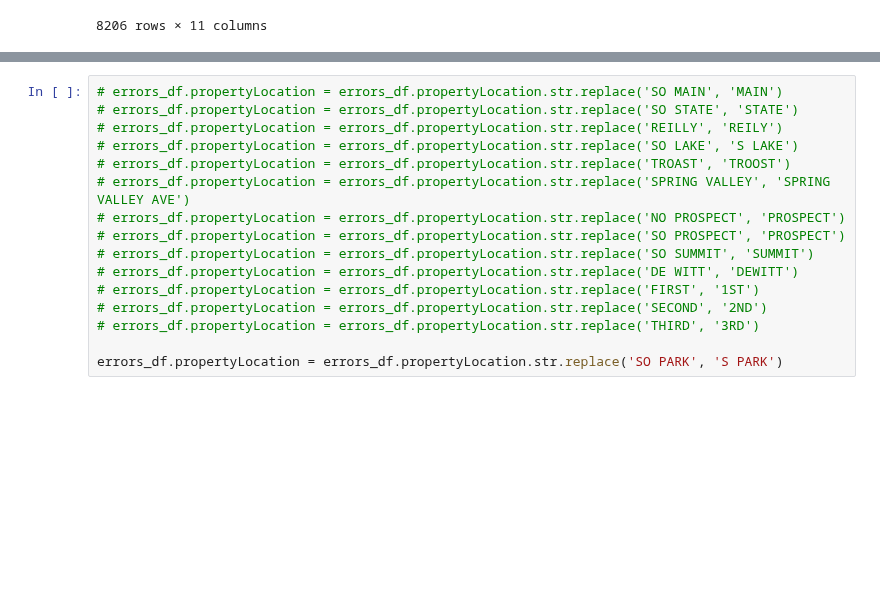
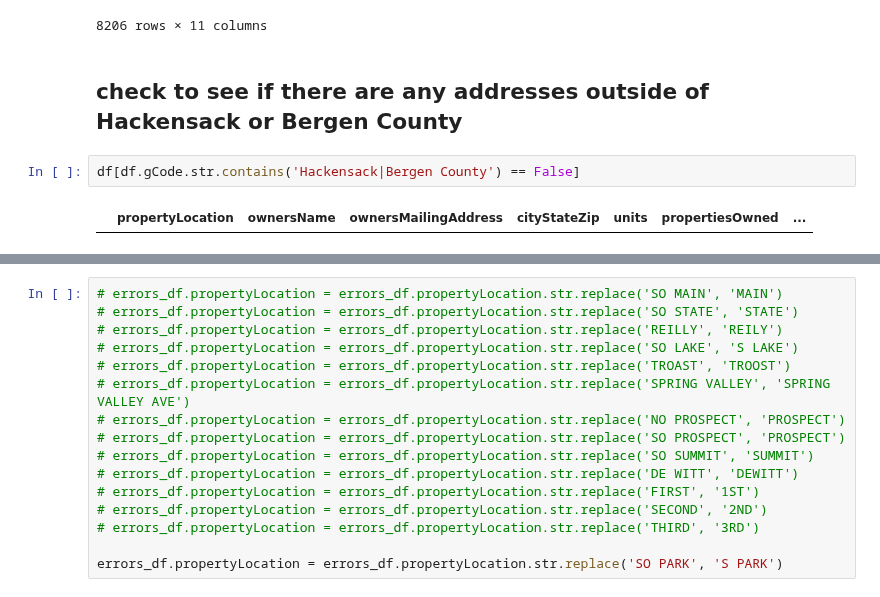
Before and after one commit to kylemichaelreaves/landlord_data, a Jupyter notebook: Hackensack/hackensack.ipynb, the cells around one changed output, grey strips where cells are left out. Cells and saved outputs as stored; diff of their text form; blank space fills up the shorter version.

```diff
--- a/Hackensack/hackensack.ipynb
+++ b/Hackensack/hackensack.ipynb
@@ -96,6 +96,12 @@ df
 | 8230 | 27 S LAKE DR | RHODEN,SHEAN & SANCHEZ,SOLANYI | 27 S LAKE DR | HACKENSACK, NJ 07601 | 1 | [27 SO LAKE DR] | ... |
 | 8231 | 21 S LAKE DR | THORNTON, BONITA | 21 S LAKE DR | HACKENSACK, NJ 07601 | 1 | [21 SO LAKE DR] | ... |
 8206 rows × 11 columns
+# %% [markdown]
+## check to see if there are any addresses outside of Hackensack or Bergen County
+# %%
+df[df.gCode.str.contains('Hackensack|Bergen County') == False]
+# %% [output]
+|  | propertyLocation | ownersName | ownersMailingAddress | cityStateZip | units | propertiesOwned | ... |
 # %%
 errors_df.propertyLocation.head(50)
 # %% [output]
```
Also changed, not shown: parts of 3 cells of this notebook, 1 other file.
